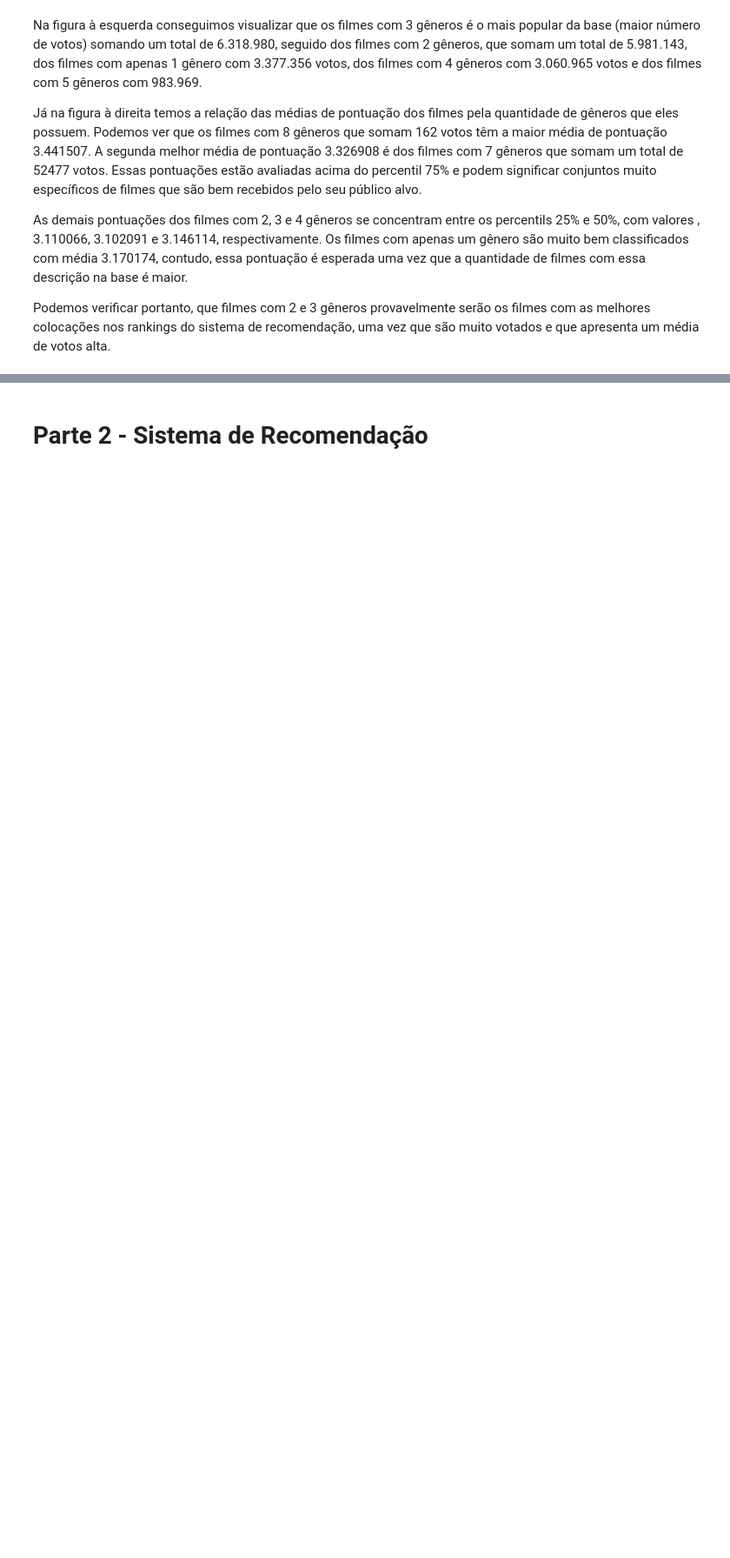
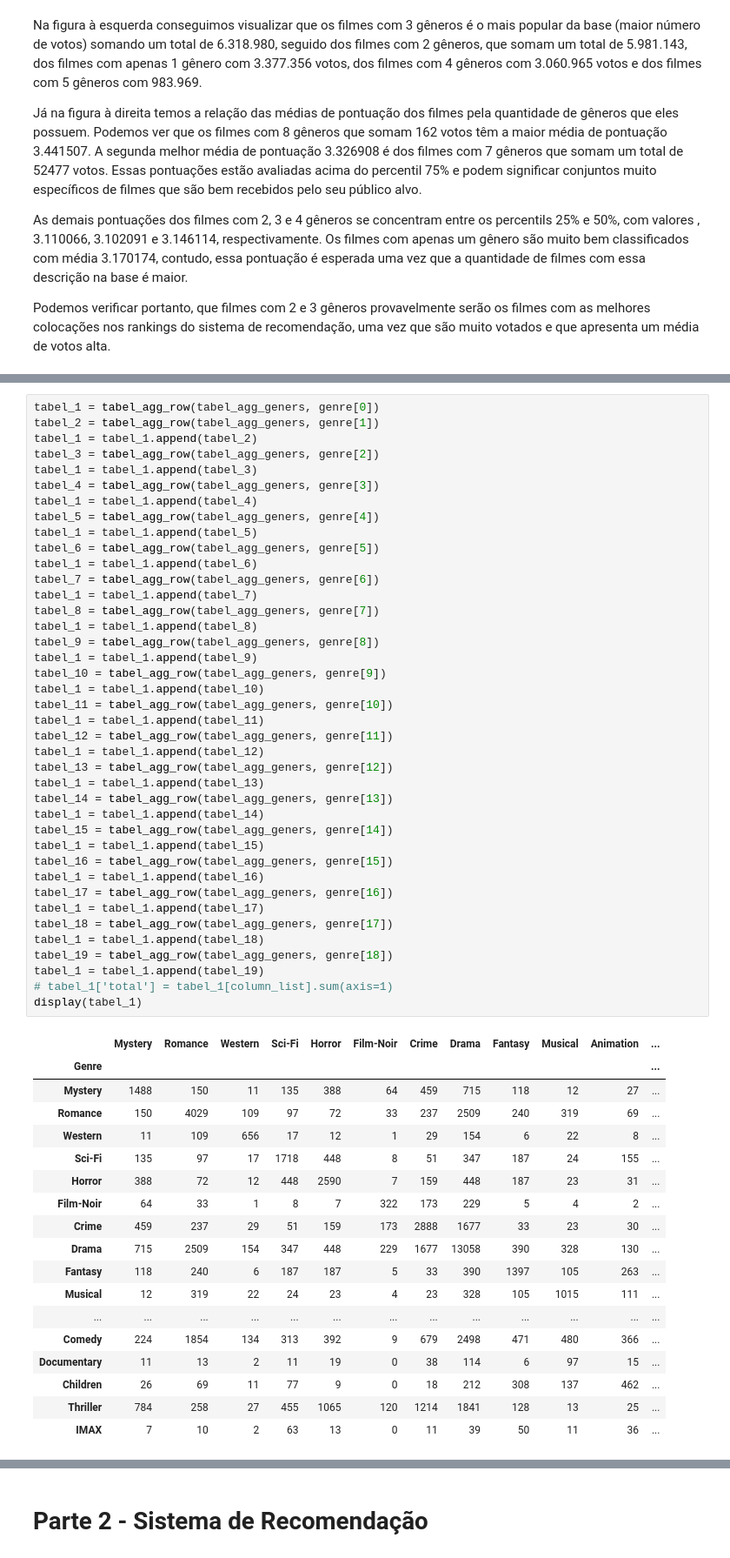
Before and after one commit to SamaraAlves/ProjetoElo7, a Jupyter notebook: Projeto ELO7.ipynb, the cells around one changed output, grey strips where cells are left out. Shown at 87% size. Drawn from its saved outputs; the diff is of its cells as text; blank space fills up the shorter version.

```diff
--- a/Projeto ELO7.ipynb
+++ b/Projeto ELO7.ipynb
@@ -593,0 +567,59 @@ display(tabel_agg_geners.head())
+# %%
+tabel_1 = tabel_agg_row(tabel_agg_geners, genre[0])
+tabel_2 = tabel_agg_row(tabel_agg_geners, genre[1])
+tabel_1 = tabel_1.append(tabel_2)
+tabel_3 = tabel_agg_row(tabel_agg_geners, genre[2])
+tabel_1 = tabel_1.append(tabel_3)
+tabel_4 = tabel_agg_row(tabel_agg_geners, genre[3])
+tabel_1 = tabel_1.append(tabel_4)
+tabel_5 = tabel_agg_row(tabel_agg_geners, genre[4])
+tabel_1 = tabel_1.append(tabel_5)
+tabel_6 = tabel_agg_row(tabel_agg_geners, genre[5])
+tabel_1 = tabel_1.append(tabel_6)
+tabel_7 = tabel_agg_row(tabel_agg_geners, genre[6])
+tabel_1 = tabel_1.append(tabel_7)
+tabel_8 = tabel_agg_row(tabel_agg_geners, genre[7])
+tabel_1 = tabel_1.append(tabel_8)
+tabel_9 = tabel_agg_row(tabel_agg_geners, genre[8])
+tabel_1 = tabel_1.append(tabel_9)
+tabel_10 = tabel_agg_row(tabel_agg_geners, genre[9])
+tabel_1 = tabel_1.append(tabel_10)
+tabel_11 = tabel_agg_row(tabel_agg_geners, genre[10])
+tabel_1 = tabel_1.append(tabel_11)
+tabel_12 = tabel_agg_row(tabel_agg_geners, genre[11])
+tabel_1 = tabel_1.append(tabel_12)
+tabel_13 = tabel_agg_row(tabel_agg_geners, genre[12])
+tabel_1 = tabel_1.append(tabel_13)
+tabel_14 = tabel_agg_row(tabel_agg_geners, genre[13])
+tabel_1 = tabel_1.append(tabel_14)
+tabel_15 = tabel_agg_row(tabel_agg_geners, genre[14])
+tabel_1 = tabel_1.append(tabel_15)
+tabel_16 = tabel_agg_row(tabel_agg_geners, genre[15])
+tabel_1 = tabel_1.append(tabel_16)
+tabel_17 = tabel_agg_row(tabel_agg_geners, genre[16])
+tabel_1 = tabel_1.append(tabel_17)
+tabel_18 = tabel_agg_row(tabel_agg_geners, genre[17])
+tabel_1 = tabel_1.append(tabel_18)
+tabel_19 = tabel_agg_row(tabel_agg_geners, genre[18])
+tabel_1 = tabel_1.append(tabel_19)
+# tabel_1['total'] = tabel_1[column_list].sum(axis=1)
+display(tabel_1)
+# %% [output]
+|  | Mystery | Romance | Western | Sci-Fi | Horror | Film-Noir | Crime | Drama | Fantasy | Musical | Animation | ... |
+| Genre |  |  |  |  |  |  |  |  |  |  |  | ... |
+| Mystery | 1488 | 150 | 11 | 135 | 388 | 64 | 459 | 715 | 118 | 12 | 27 | ... |
+| Romance | 150 | 4029 | 109 | 97 | 72 | 33 | 237 | 2509 | 240 | 319 | 69 | ... |
+| Western | 11 | 109 | 656 | 17 | 12 | 1 | 29 | 154 | 6 | 22 | 8 | ... |
+| Sci-Fi | 135 | 97 | 17 | 1718 | 448 | 8 | 51 | 347 | 187 | 24 | 155 | ... |
+| Horror | 388 | 72 | 12 | 448 | 2590 | 7 | 159 | 448 | 187 | 23 | 31 | ... |
+| Film-Noir | 64 | 33 | 1 | 8 | 7 | 322 | 173 | 229 | 5 | 4 | 2 | ... |
+| Crime | 459 | 237 | 29 | 51 | 159 | 173 | 2888 | 1677 | 33 | 23 | 30 | ... |
+| Drama | 715 | 2509 | 154 | 347 | 448 | 229 | 1677 | 13058 | 390 | 328 | 130 | ... |
+| Fantasy | 118 | 240 | 6 | 187 | 187 | 5 | 33 | 390 | 1397 | 105 | 263 | ... |
+| Musical | 12 | 319 | 22 | 24 | 23 | 4 | 23 | 328 | 105 | 1015 | 111 | ... |
+| ... | ... | ... | ... | ... | ... | ... | ... | ... | ... | ... | ... | ... |
+| Comedy | 224 | 1854 | 134 | 313 | 392 | 9 | 679 | 2498 | 471 | 480 | 366 | ... |
+| Documentary | 11 | 13 | 2 | 11 | 19 | 0 | 38 | 114 | 6 | 97 | 15 | ... |
+| Children | 26 | 69 | 11 | 77 | 9 | 0 | 18 | 212 | 308 | 137 | 462 | ... |
+| Thriller | 784 | 258 | 27 | 455 | 1065 | 120 | 1214 | 1841 | 128 | 13 | 25 | ... |
+| IMAX | 7 | 10 | 2 | 63 | 13 | 0 | 11 | 39 | 50 | 11 | 36 | ... |
```
Also changed, not shown: parts of 24 cells of this notebook.
